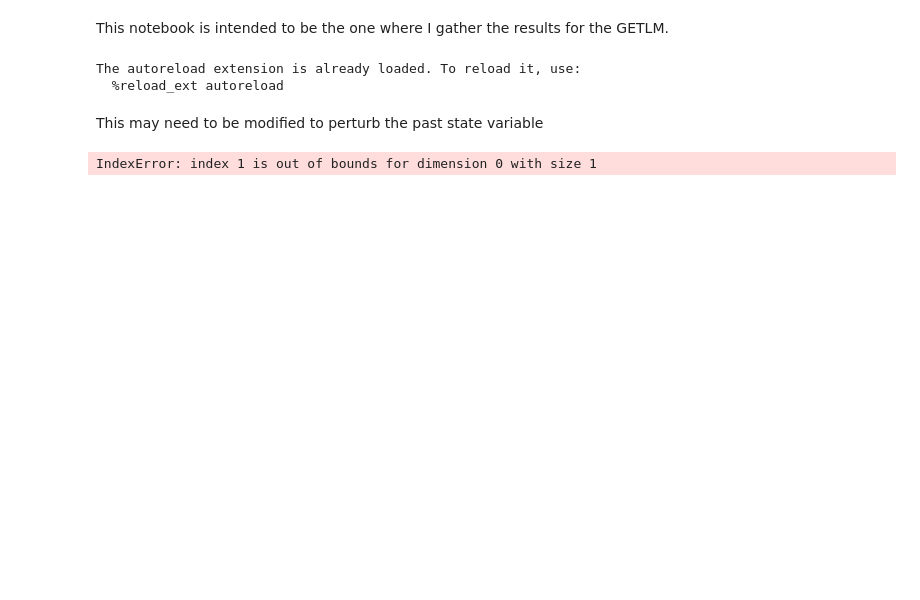
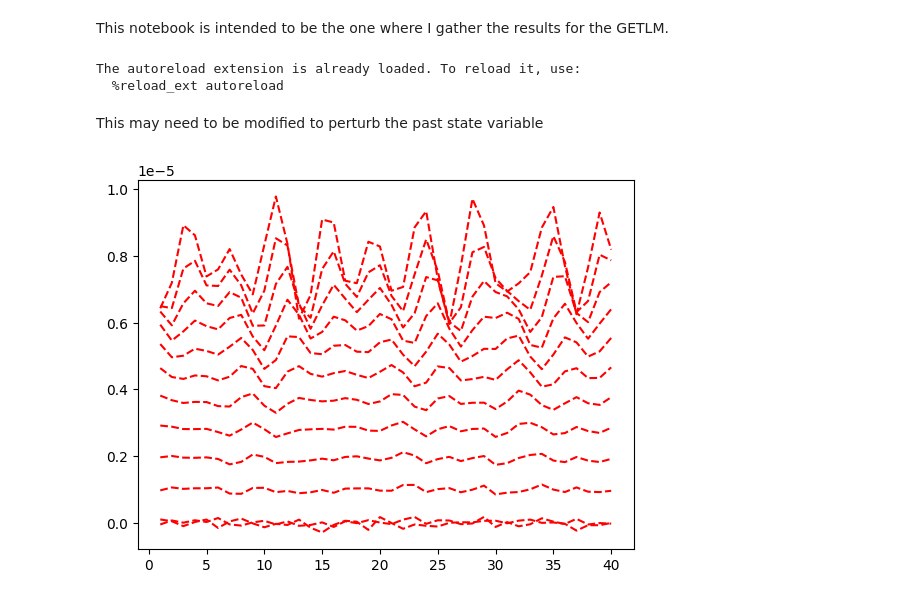
Before and after one commit to Isaac-Miles-Fine/GETLM_L96, a Jupyter notebook: GETLM_results.ipynb, the cells around one changed output. Cells and saved outputs as stored; diff of their text form; code cells hidden in the pictures; blank space fills up the shorter version.

Commit message:
Updated: RK4 working for LETLM and IETLM, I feel like CN is almost there

```diff
--- a/GETLM_results.ipynb
+++ b/GETLM_results.ipynb
@@ -30,14 +30,14 @@ The autoreload extension is already loaded. To reload it, use:
 N = 40 # The number of grid points
 dx = 1 # The spacing
 F_L96 = 8 # The Lorenz 96 forcing term
-dt = 0.1 # This gives a time step of six hours
+dt = 0.05 # This gives a time step of six hours
 timesteps =  14400 # This moves the model forward ten years
 alpha = 1 # set for no reason
 beta = 1 # set for no reason
 model_parameters = (N, dx, dt, alpha, beta, F_L96)
 model = TST.CN_L96
 x_values = np.arange(1, N+1)
-spin_up_time = 1000
+spin_up_time = 10000
 # %%
 # we start by initialising the model with a vector of random normal noise
 x_in = torch.randn(N,1)
@@ -56,7 +56,7 @@ stencil_members_past_CN = []
 stencil_members_large_CN = [stencil_members_future_CN, stencil_members_current_CN, stencil_members_past_CN]
 
 # Now that we have our stencil we can calculate how many ensemble members we need
-ensemble_size_CN = 5 + len(stencil_members_future_CN) + len(stencil_members_current_CN) + len(stencil_members_past_CN)
+ensemble_size_CN = 9 + len(stencil_members_future_CN) + len(stencil_members_current_CN) + len(stencil_members_past_CN)
 
 # We now need to set the size of the perturbation that we will use for generating the ensemble TLMS
 SD_pert = 10**(-7)
@@ -84,7 +84,7 @@ for i in range(len(Ensemble_final)-2):
     Chi = Ensemble_final[i+2]  # Future step matrix (N, ensemble_size)
     Xi  = Ensemble_final[i+1]  # Current step matrix (N, ensemble_size)
     X   = Ensemble_final[i]
-    k = 2 # number of zero eigenvalue eigenvalues
+    k = 1 # number of zero eigenvalue eigenvalues
 
     # We now make the GETLM
     N_tilde_G, L_tilde_G, K_tilde_G = GETLMC.GETLM_generator(Chi, Xi, X, stencil_members_large_CN, model_parameters, ensemble_size_CN, k, plot = False)
@@ -92,10 +92,14 @@ for i in range(len(Ensemble_final)-2):
 
     # We will now make the IETLM
     N_tilde_I, L_tilde_I = IETLMC.IETLM_generator(Chi, Xi, IETLM_STENCIL_LARGE, model_parameters, ensemble_size_CN)
-    IETLMS.append([N_tilde_I, L_tilde_I])
+    IETLM_temp = torch.pinverse(N_tilde_I) @ L_tilde_I
+    IETLMS.append(IETLM_temp)
 
     # We will now make the LETLM
     M_tilde = LETLMC.LETLM_generator(Chi, Xi, LETLM_STENCIL_LARGE, model_parameters, ensemble_size_CN)
     LETLMS.append(M_tilde)
-# %% [output]
-IndexError: index 1 is out of bounds for dimension 0 with size 1
+# %%
+for i in range(len(test_final)):
+    plt.plot(x_values, test_final[i].detach().cpu().numpy(), label='Actual Data', color='red', linestyle='--')
+# %% [output]
+[figure, added]
```
Also changed, not shown: parts of 2 cells of this notebook, 2 other files.
